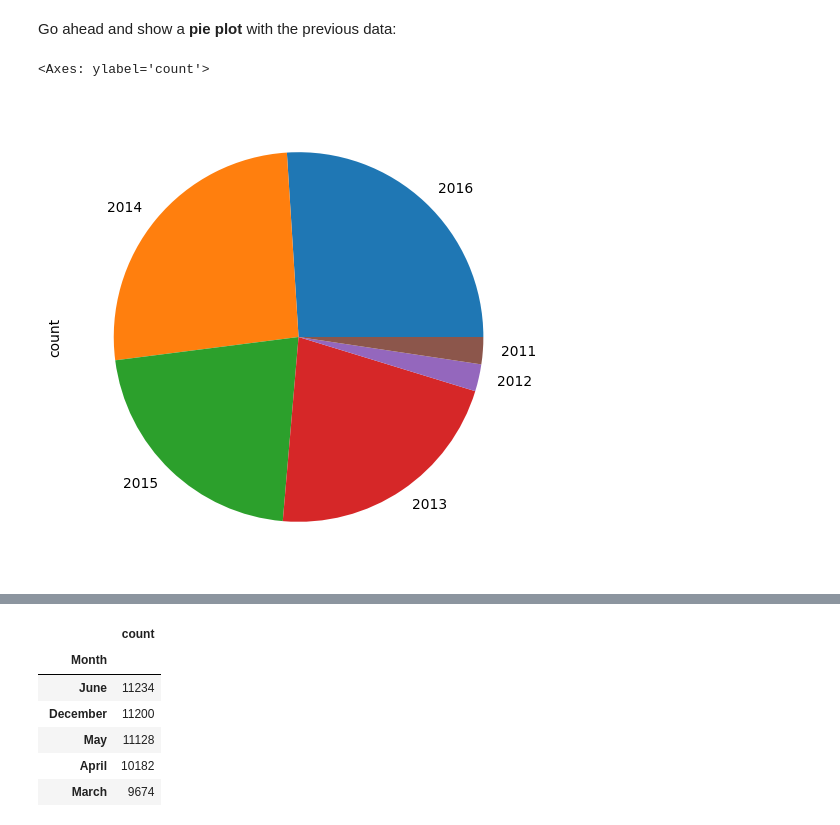
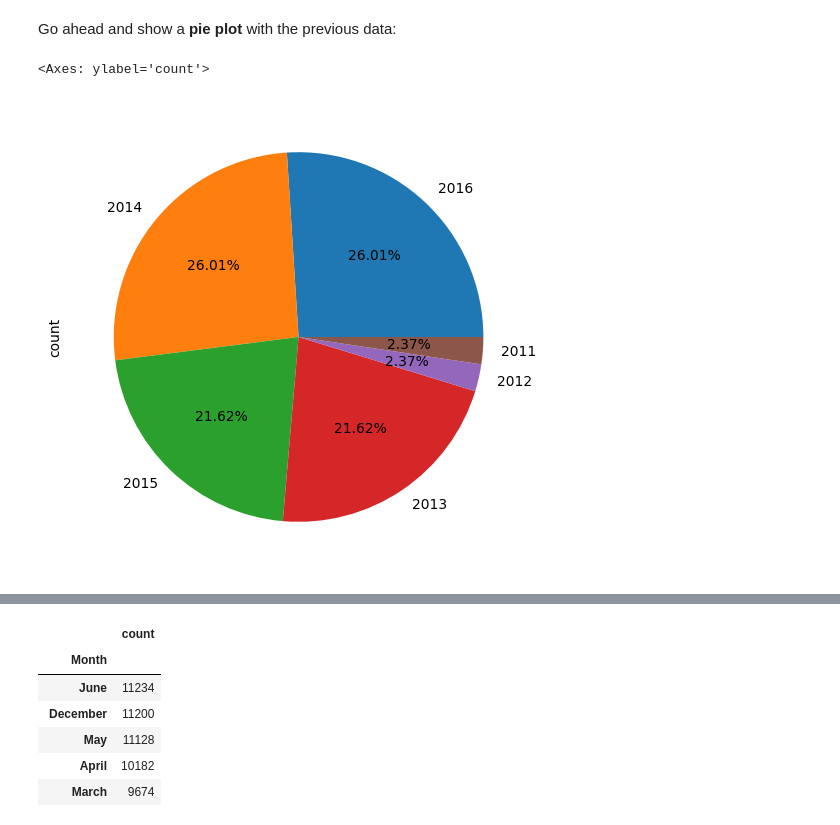
Before and after one commit to jefferpardo1996-a11y/Python-public, a Jupyter notebook: Exercises_1.ipynb, the cells around one changed output, grey strips where cells are left out. Drawn from its saved outputs; the diff is of its cells as text; code cells hidden in the pictures.

```diff
--- a/Exercises_1.ipynb
+++ b/Exercises_1.ipynb
@@ -45,7 +45,7 @@ Date,Day,Month,Year,Customer_Age,Age_Group,Customer_Gender,Country,State,Product
 2014-02-22,22,February,2014,35,Adults (35-64),M,Australia,Victoria,Accessories,Bike Racks,Hitch Rack - 4-Bike,22,45,120,1096,990,2086
 # %%
 sales = pd.read_csv(
-    '/content/sales_data.csv.1',
+    '/content/sales_data.csv',
     parse_dates=['Date'])
 # %%
 sales.head()
@@ -144,10 +146,10 @@ dtype: int64
 # %% [markdown]
 Go ahead and show a <b>pie plot</b> with the previous data:
 # %%
-sales['Year'].value_counts().plot(kind='pie', figsize=(6,6))
+sales['Year'].value_counts().plot(kind='pie', figsize=(6,6), autopct='%1.2f%%')
 # %% [output]
 <Axes: ylabel='count'>
-[figure, old version]
+[figure, new version]
 # %% [markdown]
 ![green-divider](https://user-images.githubusercontent.com/7065401/52071924-c003ad80-2562-11e9-8297-1c6595f8a7ff.png)
 
```
Also changed, not shown: parts of 43 cells of this notebook.
